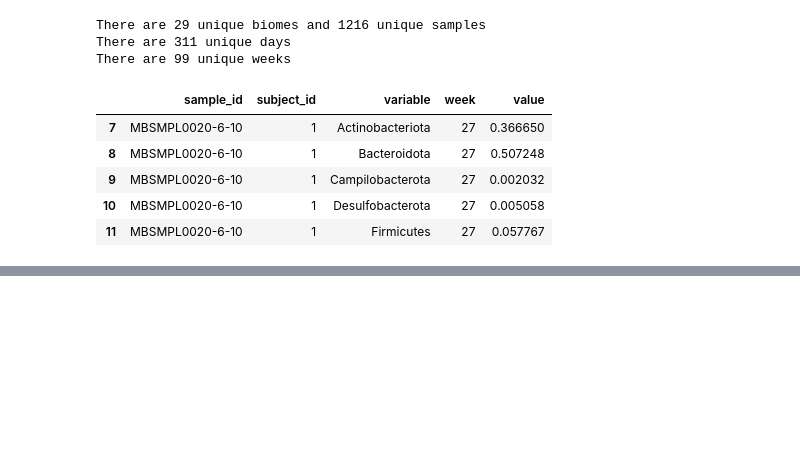
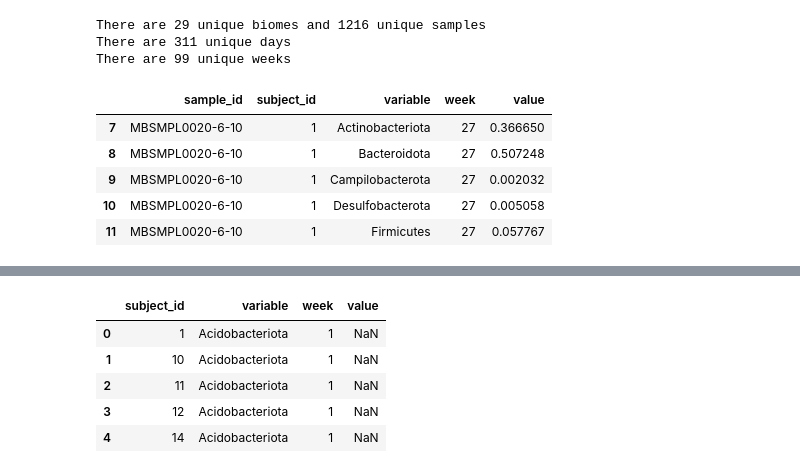
Before and after one commit to zeroknowledgediscovery/qbiome, a Jupyter notebook: examples/quantizer.ipynb, the cells around one changed output, grey strips where cells are left out. Cells and saved outputs as stored; diff of their text form; code cells hidden in the pictures; blank space fills up the shorter version.

```diff
--- a/examples/quantizer.ipynb
+++ b/examples/quantizer.ipynb
@@ -41,0 +93,9 @@ quantized.head()
+# %%
+dequantized_plot.head()
+# %% [output]
+|  | subject_id | variable | week | value |
+| 0 | 1 | Acidobacteriota | 1 | NaN |
+| 1 | 10 | Acidobacteriota | 1 | NaN |
+| 2 | 11 | Acidobacteriota | 1 | NaN |
+| 3 | 12 | Acidobacteriota | 1 | NaN |
+| 4 | 14 | Acidobacteriota | 1 | NaN |
```
Also changed, not shown: parts of 12 cells of this notebook, 1 other file.
